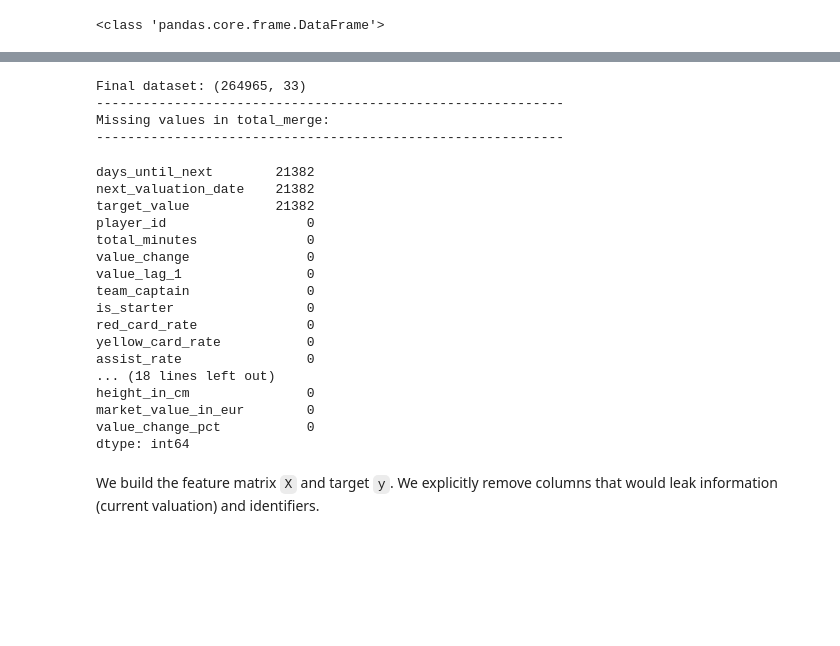
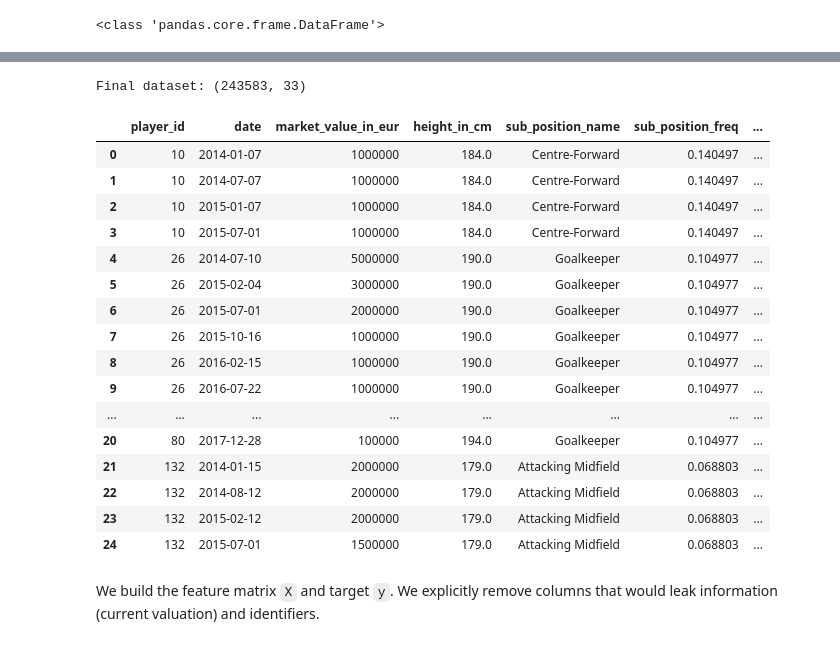
Before and after one commit to ChristianVaikona/comp352-final-project, a Jupyter notebook: Footballer_Market_Evaluation.ipynb, the cells around one changed output, grey strips where cells are left out. Cells and saved outputs as stored; diff of their text form; code cells hidden in the pictures; blank space fills up the shorter version.

```diff
--- a/Footballer_Market_Evaluation.ipynb
+++ b/Footballer_Market_Evaluation.ipynb
@@ -1109,53 +1073,50 @@ dtype: int64
 # %%
 # Create target variable
 total_merge['target_value'] = total_merge.groupby('player_id')['market_value_in_eur'].shift(-1)
 total_merge['next_valuation_date'] = total_merge.groupby('player_id')['date'].shift(-1)
 total_merge['days_until_next'] = (total_merge['next_valuation_date'] - total_merge['date']).dt.days
 
 # Add historical value features
 total_merge['value_lag_1'] = total_merge.groupby('player_id')['market_value_in_eur'].shift(1)
 total_merge['value_change'] = total_merge['market_value_in_eur'] - total_merge['value_lag_1']
 total_merge['value_change_pct'] = (total_merge['market_value_in_eur'] - total_merge['value_lag_1']) / total_merge['value_lag_1'].clip(lower=1)
 total_merge['value_lag_1'] = total_merge['value_lag_1'].fillna(total_merge['market_value_in_eur'])
 total_merge['value_change'] = total_merge['value_change'].fillna(0)
 total_merge['value_change_pct'] = total_merge['value_change_pct'].fillna(0)
 
 # Final cleanup
 total_merge = total_merge.dropna(subset=['target_value']).copy()
 
 # Ensuring sorted table
 total_merge = total_merge.sort_values(['player_id', 'date']).reset_index(drop=True)
 
 print(f"Final dataset: {total_merge.shape}")
-total_merge.head()
+total_merge.head(25)
 
 # Keep here at bottom to check on df when needed
-print("-"*60)
-print("Missing values in total_merge:")
-print("-"*60)
-display(total_merge.isna().sum().sort_values(ascending=False).head(len(total_merge)))
+# print("-"*60)
+# print("Missing values in total_merge:")
+# print("-"*60)
+# display(total_merge.isna().sum().sort_values(ascending=False).head(len(total_merge)))
 # %% [output]
-Final dataset: (264965, 33)
-------------------------------------------------------------
-Missing values in total_merge:
-------------------------------------------------------------
+Final dataset: (243583, 33)
-days_until_next        21382
-next_valuation_date    21382
-target_value           21382
-player_id                  0
-total_minutes              0
-value_change               0
-value_lag_1                0
-team_captain               0
-is_starter                 0
-red_card_rate              0
-yellow_card_rate           0
-assist_rate                0
-... (18 lines left out)
-height_in_cm               0
-market_value_in_eur        0
-value_change_pct           0
-dtype: int64
+|  | player_id | date | market_value_in_eur | height_in_cm | sub_position_name | sub_position_freq | ... |
+| 0 | 10 | 2014-01-07 | 1000000 | 184.0 | Centre-Forward | 0.140497 | ... |
+| 1 | 10 | 2014-07-07 | 1000000 | 184.0 | Centre-Forward | 0.140497 | ... |
+| 2 | 10 | 2015-01-07 | 1000000 | 184.0 | Centre-Forward | 0.140497 | ... |
+| 3 | 10 | 2015-07-01 | 1000000 | 184.0 | Centre-Forward | 0.140497 | ... |
+| 4 | 26 | 2014-07-10 | 5000000 | 190.0 | Goalkeeper | 0.104977 | ... |
+| 5 | 26 | 2015-02-04 | 3000000 | 190.0 | Goalkeeper | 0.104977 | ... |
+| 6 | 26 | 2015-07-01 | 2000000 | 190.0 | Goalkeeper | 0.104977 | ... |
+| 7 | 26 | 2015-10-16 | 1000000 | 190.0 | Goalkeeper | 0.104977 | ... |
+| 8 | 26 | 2016-02-15 | 1000000 | 190.0 | Goalkeeper | 0.104977 | ... |
+| 9 | 26 | 2016-07-22 | 1000000 | 190.0 | Goalkeeper | 0.104977 | ... |
+| ... | ... | ... | ... | ... | ... | ... | ... |
+| 20 | 80 | 2017-12-28 | 100000 | 194.0 | Goalkeeper | 0.104977 | ... |
+| 21 | 132 | 2014-01-15 | 2000000 | 179.0 | Attacking Midfield | 0.068803 | ... |
+| 22 | 132 | 2014-08-12 | 2000000 | 179.0 | Attacking Midfield | 0.068803 | ... |
+| 23 | 132 | 2015-02-12 | 2000000 | 179.0 | Attacking Midfield | 0.068803 | ... |
+| 24 | 132 | 2015-07-01 | 1500000 | 179.0 | Attacking Midfield | 0.068803 | ... |
 # %%
 # Feature Discretization
 print("=" * 60)
```
Also changed, not shown: parts of 3 cells of this notebook.
